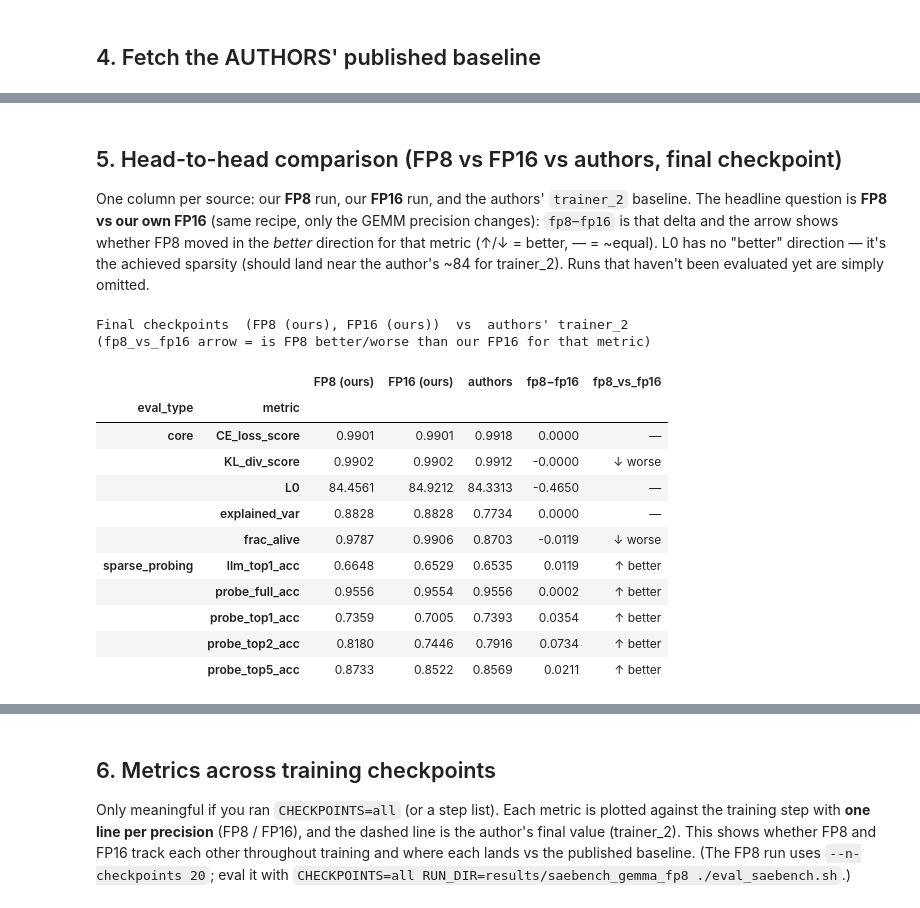
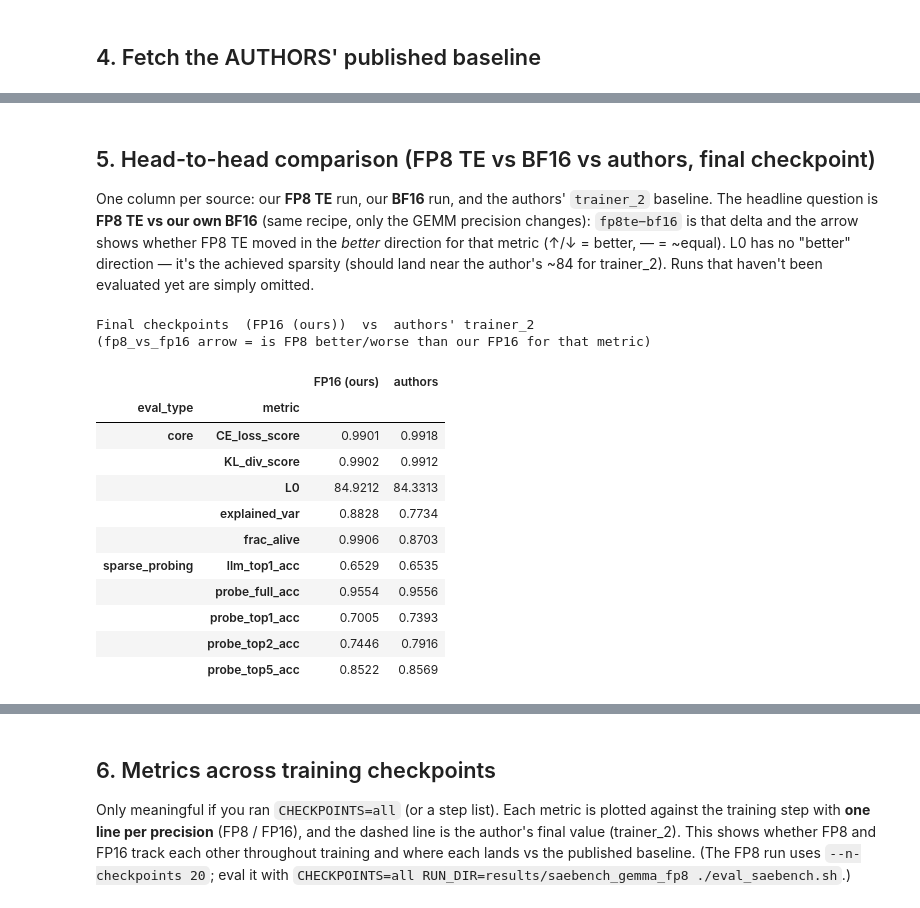
Before and after one commit to smerrill-amd/efficient_sae, a Jupyter notebook: notebooks/saebench_compare.ipynb, the cells around one changed output, grey strips where cells are left out. Saved outputs shown, nothing was run; the diff lists cells and outputs as text; code cells hidden in the pictures.

Commit message:
FP8 TE vs BF16 vs SAEBench
Co-authored-by: Cursor <cursoragent@cursor.com>

```diff
--- a/notebooks/saebench_compare.ipynb
+++ b/notebooks/saebench_compare.ipynb
@@ -220,11 +229,11 @@ for label, d in OURS_RUNS.items():
 
 assert ours_by_prec, (
     "No eval results found for ANY run. Run experiments/eval_saebench.sh first "
-    f"(e.g. RUN_DIR=results/saebench_gemma_fp8 MEMBER={MEMBER} ./eval_saebench.sh)."
+    f"(e.g. RUN_DIR=results/saebench_gemma_fp8te MEMBER={MEMBER} ./eval_saebench.sh)."
 )
 
-# Headline / "primary" series: prefer FP8 (the new result), else whatever loaded.
-PRIMARY = "FP8 (ours)" if "FP8 (ours)" in ours_by_prec else next(iter(ours_by_prec))
+# Headline / "primary" series: prefer FP8 TE (the new result), else whatever loaded.
+PRIMARY = "FP8 TE (ours)" if "FP8 TE (ours)" in ours_by_prec else next(iter(ours_by_prec))
 ours_long = ours_by_prec[PRIMARY]
 steps = sorted(ours_long["step"].unique())
 final_step = max(steps)
@@ -298,62 +306,62 @@ Fetched authors' trainer_2 metrics for: ['core', 'sparse_probing']
 | 8 | sparse_probing | probe_full_acc | 0.9556 |
 | 9 | sparse_probing | llm_top1_acc | 0.6535 |
 # %% [markdown]
-## 5. Head-to-head comparison (FP8 vs FP16 vs authors, final checkpoint)
+## 5. Head-to-head comparison (FP8 TE vs BF16 vs authors, final checkpoint)
 
-One column per source: our **FP8** run, our **FP16** run, and the authors'
-`trainer_2` baseline. The headline question is **FP8 vs our own FP16** (same
-recipe, only the GEMM precision changes): `fp8−fp16` is that delta and the arrow
-shows whether FP8 moved in the *better* direction for that metric (↑/↓ = better,
+One column per source: our **FP8 TE** run, our **BF16** run, and the authors'
+`trainer_2` baseline. The headline question is **FP8 TE vs our own BF16** (same
+recipe, only the GEMM precision changes): `fp8te−bf16` is that delta and the arrow
+shows whether FP8 TE moved in the *better* direction for that metric (↑/↓ = better,
 — = ~equal). L0 has no "better" direction — it's the achieved sparsity (should
 land near the author's ~84 for trainer_2). Runs that haven't been evaluated yet
 are simply omitted.
 # %%
 # Final-checkpoint value for each of our runs, plus the authors' baseline.
 auth_idx = authors.set_index(["eval_type", "metric"])["value"] if not authors.empty else pd.Series(dtype=float)
 final_vals = {
     label: df[df["step"] == df["step"].max()].set_index(["eval_type", "metric"])["value"]
     for label, df in ours_by_prec.items()
 }
 
 all_keys = sorted(set().union(*[set(s.index) for s in final_vals.values()],
                               set(auth_idx.index)))
-prec_cols = list(ours_by_prec)  # e.g. ["FP8 (ours)", "FP16 (ours)"]
+prec_cols = list(ours_by_prec)  # e.g. ["FP8 TE (ours)", "BF16 (ours)"]
 
 cmp_rows = []
 for (eval_type, metric) in all_keys:
     row = {"eval_type": eval_type, "metric": metric}
     for label in prec_cols:
         row[label] = final_vals[label].get((eval_type, metric))
     row["authors"] = auth_idx.get((eval_type, metric))
     hib = HIGHER_IS_BETTER.get(metric)
-    # Headline question: FP8 vs FP16 (does dropping to fp8 cost anything?).
-    if {"FP8 (ours)", "FP16 (ours)"} <= set(prec_cols):
-        f8, f16 = row["FP8 (ours)"], row["FP16 (ours)"]
+    # Headline question: FP8 TE vs BF16 (does dropping to fp8 cost anything?).
+    if {"FP8 TE (ours)", "BF16 (ours)"} <= set(prec_cols):
+        f8, f16 = row["FP8 TE (ours)"], row["BF16 (ours)"]
         d = (f8 - f16) if (f8 is not None and f16 is not None) else None
-        row["fp8−fp16"] = d
+        row["fp8te−bf16"] = d
         v = "—"
         if d is not None and hib is not None and abs(d) > 1e-9:
             v = "↑ better" if ((d > 0) == hib) else "↓ worse"
-        row["fp8_vs_fp16"] = v
+        row["fp8te_vs_bf16"] = v
     cmp_rows.append(row)
 
 comparison = pd.DataFrame(cmp_rows).set_index(["eval_type", "metric"])
 print(f"Final checkpoints  ({', '.join(prec_cols)})  vs  authors' trainer_{trainer}")
-print("(fp8_vs_fp16 arrow = is FP8 better/worse than our FP16 for that metric)\n")
+print("(fp8te_vs_bf16 arrow = is FP8 TE better/worse than our BF16 for that metric)\n")
 comparison
 # %% [output]
-Final checkpoints  (FP8 (ours), FP16 (ours))  vs  authors' trainer_2
+Final checkpoints  (FP16 (ours))  vs  authors' trainer_2
 (fp8_vs_fp16 arrow = is FP8 better/worse than our FP16 for that metric)
-|  |  | FP8 (ours) | FP16 (ours) | authors | fp8−fp16 | fp8_vs_fp16 |
-| eval_type | metric |  |  |  |  |  |
-| core | CE_loss_score | 0.9901 | 0.9901 | 0.9918 | 0.0000 | — |
-|  | KL_div_score | 0.9902 | 0.9902 | 0.9912 | -0.0000 | ↓ worse |
-|  | L0 | 84.4561 | 84.9212 | 84.3313 | -0.4650 | — |
-|  | explained_var | 0.8828 | 0.8828 | 0.7734 | 0.0000 | — |
-|  | frac_alive | 0.9787 | 0.9906 | 0.8703 | -0.0119 | ↓ worse |
-| sparse_probing | llm_top1_acc | 0.6648 | 0.6529 | 0.6535 | 0.0119 | ↑ better |
-|  | probe_full_acc | 0.9556 | 0.9554 | 0.9556 | 0.0002 | ↑ better |
-|  | probe_top1_acc | 0.7359 | 0.7005 | 0.7393 | 0.0354 | ↑ better |
-|  | probe_top2_acc | 0.8180 | 0.7446 | 0.7916 | 0.0734 | ↑ better |
-|  | probe_top5_acc | 0.8733 | 0.8522 | 0.8569 | 0.0211 | ↑ better |
+|  |  | FP16 (ours) | authors |
+| eval_type | metric |  |  |
+| core | CE_loss_score | 0.9901 | 0.9918 |
+|  | KL_div_score | 0.9902 | 0.9912 |
+|  | L0 | 84.9212 | 84.3313 |
+|  | explained_var | 0.8828 | 0.7734 |
+|  | frac_alive | 0.9906 | 0.8703 |
+| sparse_probing | llm_top1_acc | 0.6529 | 0.6535 |
+|  | probe_full_acc | 0.9554 | 0.9556 |
+|  | probe_top1_acc | 0.7005 | 0.7393 |
+|  | probe_top2_acc | 0.7446 | 0.7916 |
+|  | probe_top5_acc | 0.8522 | 0.8569 |
 # %%
```
Also changed, not shown: parts of 6 cells of this notebook, 2 other files.
